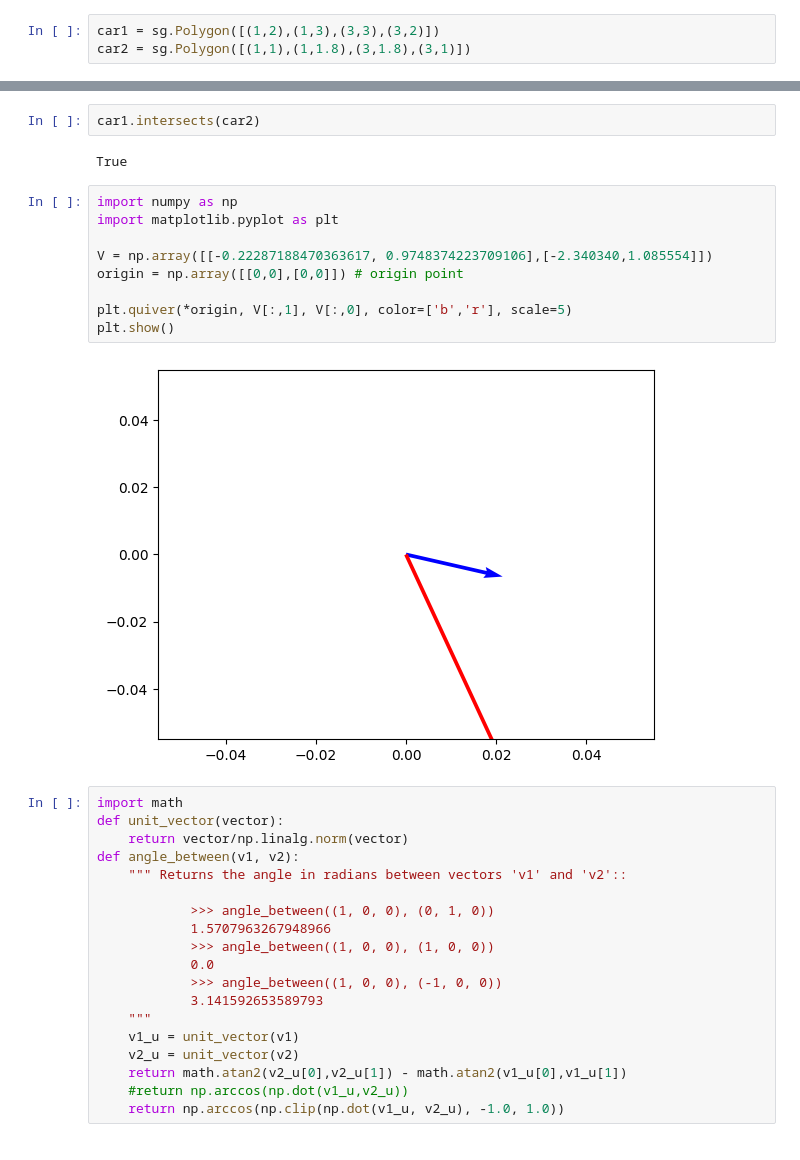
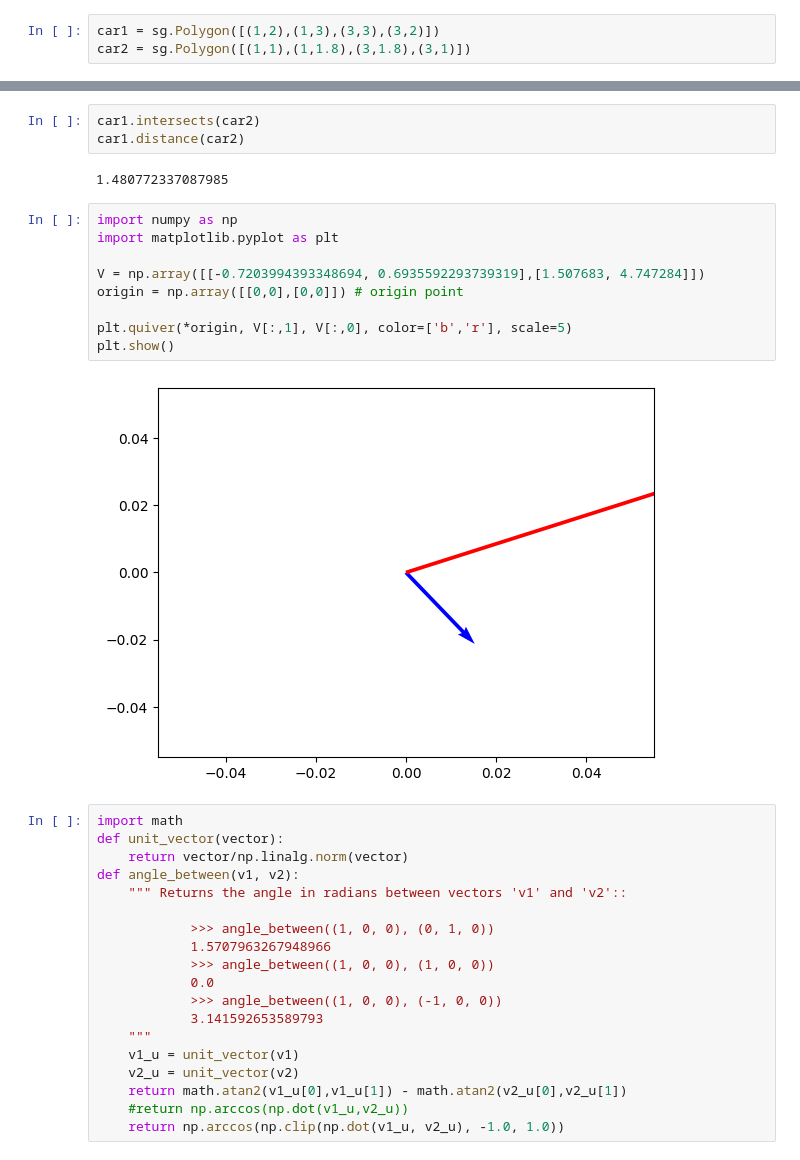
Before and after one commit to lttnml1/CARLA_Java, a Jupyter notebook: Cross_Entropy/shapes.ipynb, the cells around one changed output, grey strips where cells are left out. Saved outputs shown, nothing was run; the diff lists cells and outputs as text.

```diff
--- a/Cross_Entropy/shapes.ipynb
+++ b/Cross_Entropy/shapes.ipynb
@@ -23,18 +23,19 @@ plt.show()
 # %%
 car1.intersects(car2)
+car1.distance(car2)
 # %% [output]
-True
+1.480772337087985
 # %%
 import numpy as np
 import matplotlib.pyplot as plt
 
-V = np.array([[-0.22287188470363617, 0.9748374223709106],[-2.340340,1.085554]])
+V = np.array([[-0.7203994393348694, 0.6935592293739319],[1.507683, 4.747284]])
 origin = np.array([[0,0],[0,0]]) # origin point
 
 plt.quiver(*origin, V[:,1], V[:,0], color=['b','r'], scale=5)
 plt.show()
 # %% [output]
-[figure, old version]
+[figure, new version]
 # %%
 import math
 def unit_vector(vector):
@@ -51,7 +52,7 @@ def angle_between(v1, v2):
     """
     v1_u = unit_vector(v1)
     v2_u = unit_vector(v2)
-    return math.atan2(v2_u[0],v2_u[1]) - math.atan2(v1_u[0],v1_u[1])
+    return math.atan2(v1_u[0],v1_u[1]) - math.atan2(v2_u[0],v2_u[1])
     #return np.arccos(np.dot(v1_u,v2_u))
     return np.arccos(np.clip(np.dot(v1_u, v2_u), -1.0, 1.0))
 # %%
```
Also changed, not shown: parts of 4 cells of this notebook, 3 other files.
